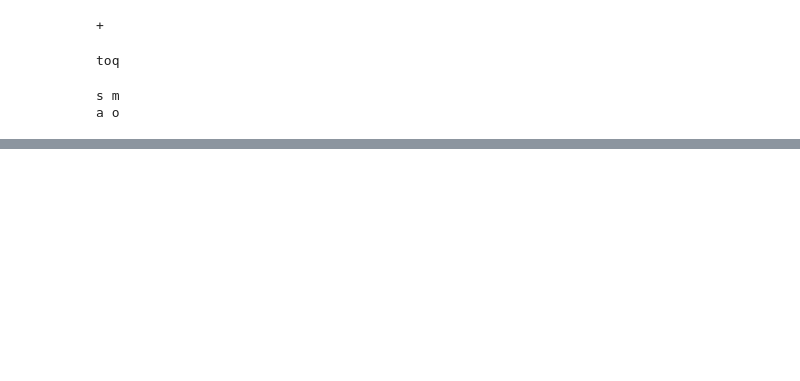
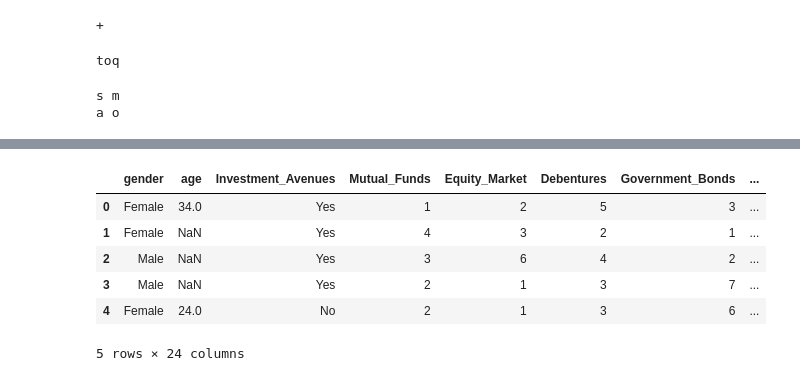
Before and after one commit to axrorbusan/salom, a Jupyter notebook: 3_dars/axror_3_dars.ipynb, the cells around one changed output, grey strips where cells are left out. Drawn from its saved outputs; the diff is of its cells as text; code cells hidden in the pictures; blank space fills up the shorter version.

```diff
--- a/3_dars/axror_3_dars.ipynb
+++ b/3_dars/axror_3_dars.ipynb
@@ -31,0 +75,10 @@ a o
+# %%
+df.head()
+# %% [output]
+|  | gender | age | Investment_Avenues | Mutual_Funds | Equity_Market | Debentures | Government_Bonds | ... |
+| 0 | Female | 34.0 | Yes | 1 | 2 | 5 | 3 | ... |
+| 1 | Female | NaN | Yes | 4 | 3 | 2 | 1 | ... |
+| 2 | Male | NaN | Yes | 3 | 6 | 4 | 2 | ... |
+| 3 | Male | NaN | Yes | 2 | 1 | 3 | 7 | ... |
+| 4 | Female | 24.0 | No | 2 | 1 | 3 | 6 | ... |
+5 rows × 24 columns
```
Also changed, not shown: parts of 5 cells of this notebook, 3 other files.
